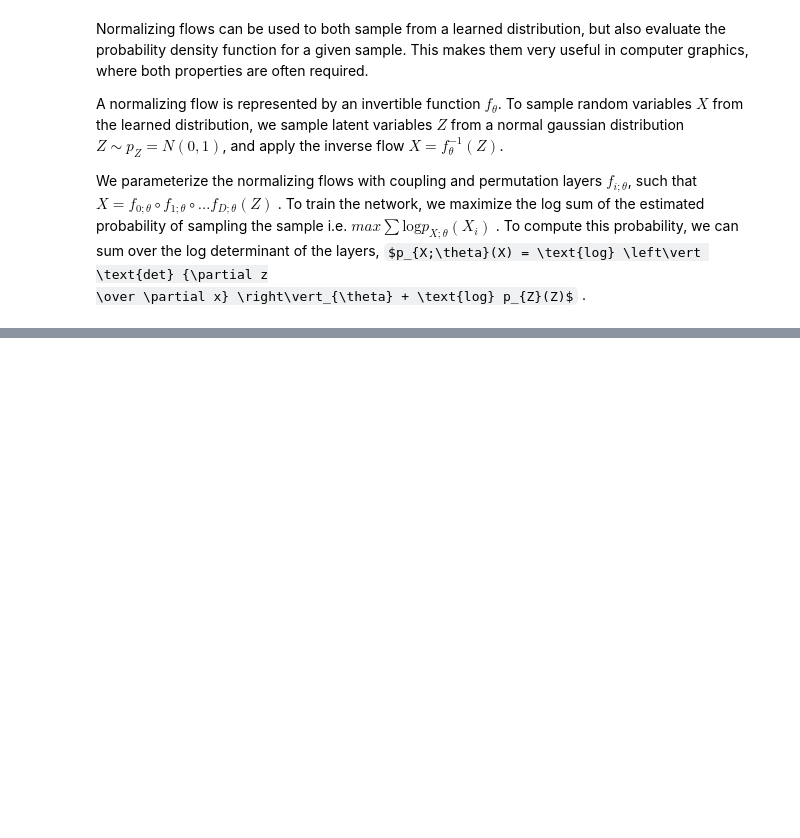
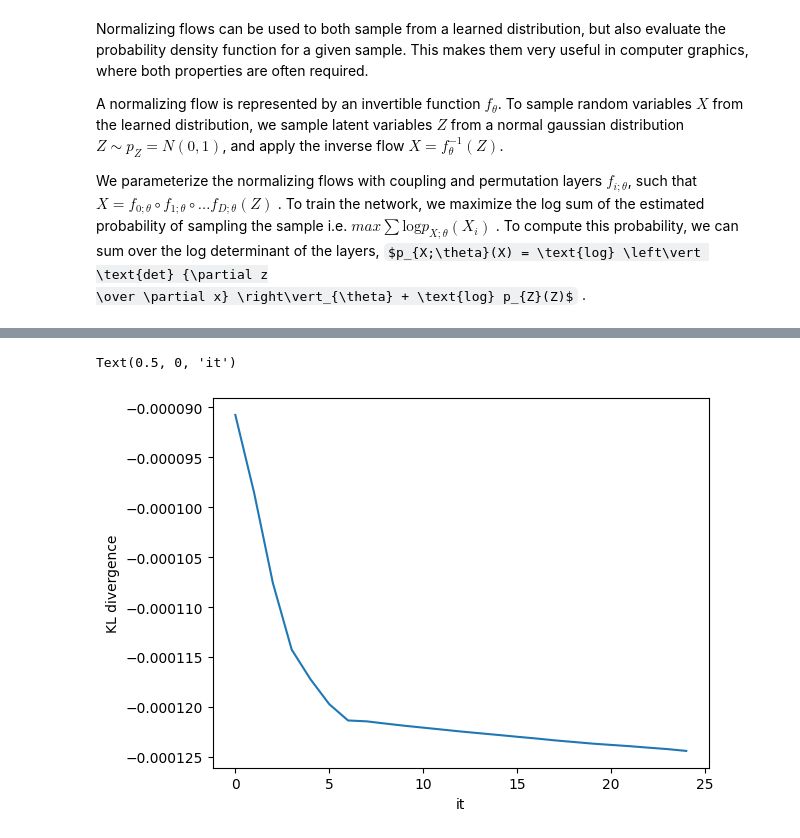
Before and after one commit to DoeringChristian/mitsuba3-experiments, a Jupyter notebook: normflow.ipynb, the cells around one changed output, grey strips where cells are left out. Drawn from its saved outputs; the diff is of its cells as text; code cells hidden in the pictures; some formulas as TeX source; blank space fills up the shorter version.

```diff
--- a/normflow.ipynb
+++ b/normflow.ipynb
@@ -275,6 +281,18 @@ flow = Flow(*layers)
 flow: Flow = flow.alloc(TensorXf16, rng=rng)
 
 weights, flow = nn.pack(flow, "training")
+
+
+x_kl = rng.random(mi.Point2f, (2, 100_000))
+
+
+def kl_divergence(flow):
+    p = tex.eval(x_kl)[0]
+    q = dr.exp(Float32(flow.log_p(nn.CoopVec(ArrayXf16(x_kl)))))
+
+    d_kl = p * dr.log(p / q + 1e-5)
+    d_kl[p == 0] = 0
+    return dr.mean(d_kl, axis=None).numpy().item()
 # %%
 
 opt = Adam(lr=0.001, params={"weights": Float32(weights)})
@@ -282,8 +300,9 @@ opt = Adam(lr=0.001, params={"weights": Float32(weights)})
 scaler = GradScaler()
 
 batch_size = 2**14
-n = 200
+n = 1_000
 losses = []
+d_kls = []
 
 iterator = tqdm.tqdm(range(n))
 for it in iterator:
@@ -301,8 +320,10 @@ for it in iterator:
     dr.backward(scaler.scale(loss_kl))
     scaler.step(opt)
 
-    if (it + 1) % 1 == 0:
+    if (it + 1) % 10 == 0:
         loss = loss_kl.numpy().item()
-        iterator.set_postfix({"loss_kl": loss})
         losses.append(loss)
+        d_kl = kl_divergence(flow)
+        d_kls.append(d_kl)
+        iterator.set_postfix({"loss_kl": loss, "d_kl": d_kl})
 # %%
@@ -312,2 +337,9 @@ plt.xlabel("it")
+# %%
+plt.plot(d_kls)
+plt.ylabel("KL divergence")
+plt.xlabel("it")
+# %% [output]
+Text(0.5, 0, 'it')
+[figure, added]
 # %%
 
```
Also changed, not shown: parts of 5 cells of this notebook, 1 other file.
